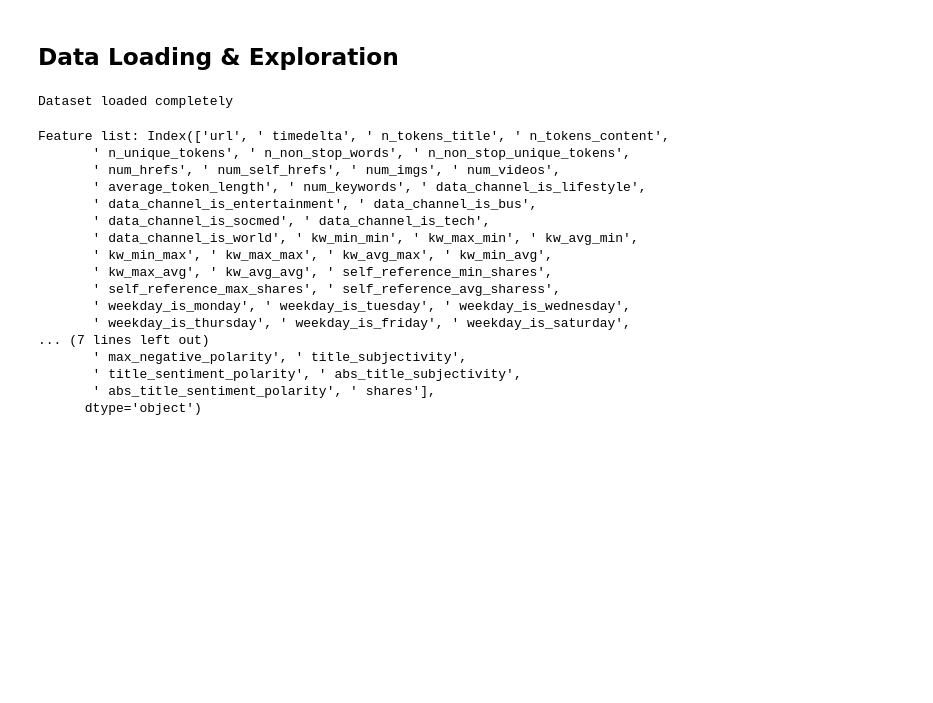
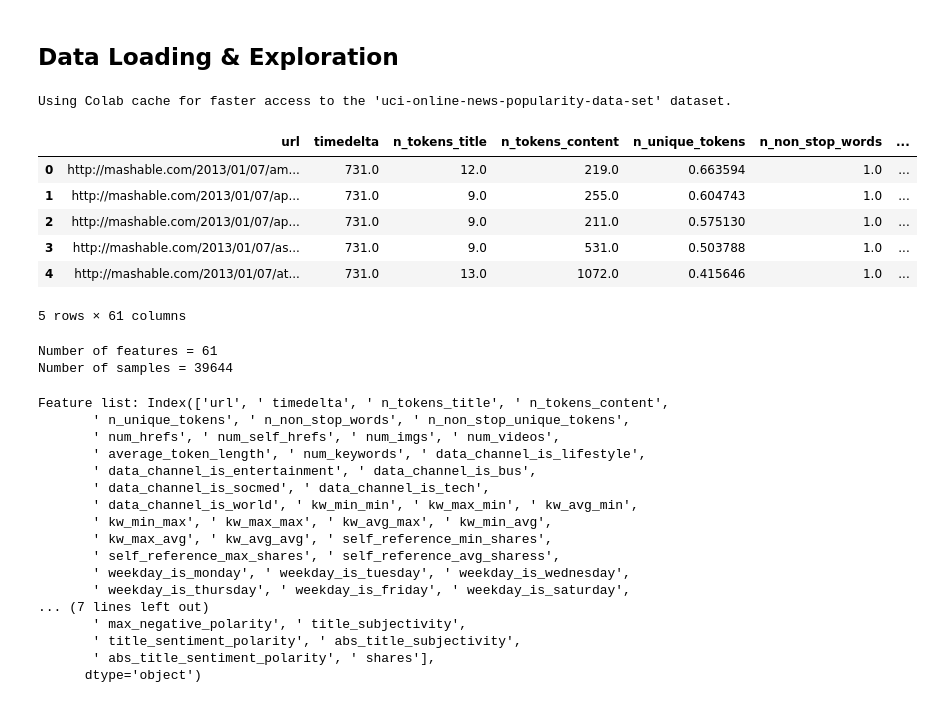
Before and after one commit to safoura-banihashemi/predicting-online-news-popularity, a Jupyter notebook: news_popularity.ipynb, the cells around one changed output. Drawn from its saved outputs; the diff is of its cells as text; code cells hidden in the pictures; blank space fills up the shorter version.

```diff
--- a/news_popularity.ipynb
+++ b/news_popularity.ipynb
@@ -78,13 +79,29 @@ import seaborn as sns
 from matplotlib.colors import LinearSegmentedColormap
 # %% [markdown]
 ## Data Loading & Exploration
-# %%
-# Load dataset
-PATH = "/content/drive/MyDrive/Colab Notebooks/OnlineNewsPopularity.csv"
-df = pd.read_csv(PATH)
-print("Dataset loaded completely")
-# %% [output]
-Dataset loaded completely
+# %%
+import kagglehub
+
+# Download latest version
+path = kagglehub.dataset_download("thehapyone/uci-online-news-popularity-data-set")
+csv_file = os.path.join(path, "OnlineNewsPopularity.csv")
+df = pd.read_csv(csv_file)
+df.head()
+# %% [output]
+Using Colab cache for faster access to the 'uci-online-news-popularity-data-set' dataset.
+|  | url | timedelta | n_tokens_title | n_tokens_content | n_unique_tokens | n_non_stop_words | ... |
+| 0 | http://mashable.com/2013/01/07/am... | 731.0 | 12.0 | 219.0 | 0.663594 | 1.0 | ... |
+| 1 | http://mashable.com/2013/01/07/ap... | 731.0 | 9.0 | 255.0 | 0.604743 | 1.0 | ... |
+| 2 | http://mashable.com/2013/01/07/ap... | 731.0 | 9.0 | 211.0 | 0.575130 | 1.0 | ... |
+| 3 | http://mashable.com/2013/01/07/as... | 731.0 | 9.0 | 531.0 | 0.503788 | 1.0 | ... |
+| 4 | http://mashable.com/2013/01/07/at... | 731.0 | 13.0 | 1072.0 | 0.415646 | 1.0 | ... |
+5 rows × 61 columns
+# %%
+print(f"Number of features = {df.shape[1]}")
+print(f"Number of samples = {df.shape[0]}")
+# %% [output]
+Number of features = 61
+Number of samples = 39644
 # %%
 # Feature list
 print(f"Feature list: {df.columns}")
```
Also changed, not shown: parts of 24 cells of this notebook.
